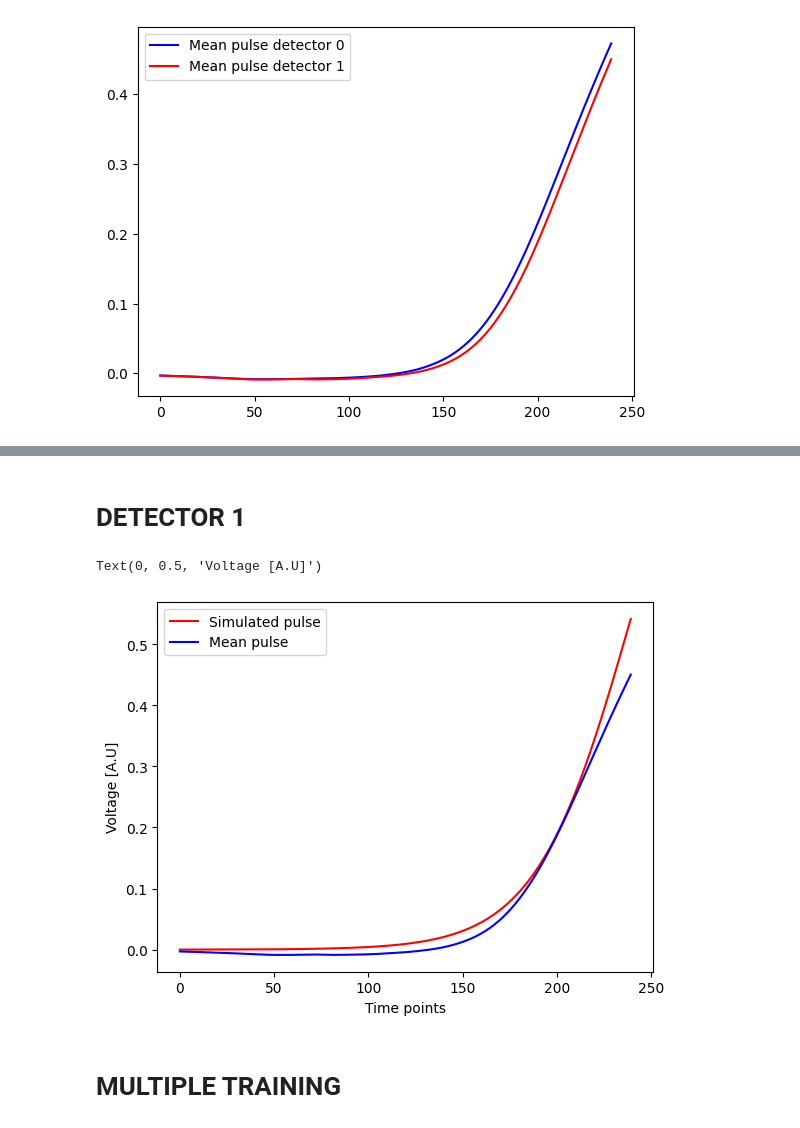
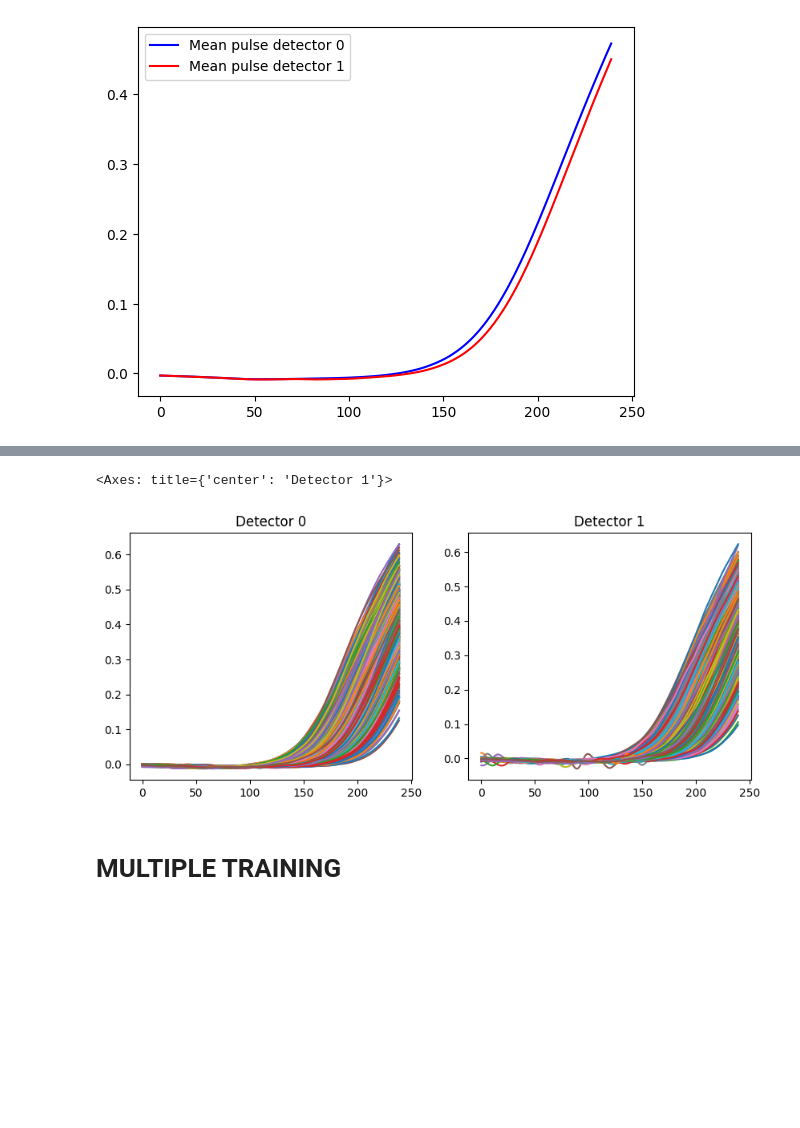
Before and after one commit to wjosefw/Signal-processing-with-Neural-networks, a Jupyter notebook: DEEP_TIMING_FUNCTION_FIT.ipynb, the cells around one changed output, grey strips where cells are left out. Cells and saved outputs as stored; diff of their text form; code cells hidden in the pictures; blank space fills up the shorter version.

```diff
--- a/DEEP_TIMING_FUNCTION_FIT.ipynb
+++ b/DEEP_TIMING_FUNCTION_FIT.ipynb
@@ -147,2 +167,0 @@ for i in range(trainX_dec0.shape[0]):
-# %% [markdown]
-# **DETECTOR 1**
@@ -156,24 +167,0 @@ rise_window_dec1 = 0.3
-# %%
-#pulso_original_dec1 = pulso(t, 70, tau_rise = tau_rise_dec1, tau_drop = tau_drop_dec1)
-pulso_original_dec1 =  pulso_sigmoid(tiempo_new, 80, A = Photon_yield, center_window = center_window_dec1, rise_window = rise_window_dec1, tau_rise = tau_rise_dec1, tau_drop = tau_drop_dec1, NOISE = True)
-
-
-plt.plot(pulso_original_dec1[start:stop],'r-', label = 'Simulated pulse')
-plt.plot(mean_pulse_dec1[start:stop],'b-', label = 'Mean pulse')
-plt.legend()
-plt.xlabel('Time points')
-plt.ylabel('Voltage [A.U]')
-# %% [output]
-Text(0, 0.5, 'Voltage [A.U]')
-[figure, removed]
-# %%
-#------------------------------ Create simulated pulses ---------------------------------
-INPUT_dec1 = np.zeros((Ncasos_sim,Nt_new))
-
-for i in range(Ncasos_sim):
-
-  centro = t0[i]
-  #PULSO = pulso(t, centro,  tau_rise = tau_rise_dec0)
-  PULSO = pulso_escalon(t, centro, A=0.7)
-  #PULSO = pulso_sigmoid(tiempo_new, 80, A = Photon_yield, center_window = center_window_dec1, rise_window = rise_window_dec1, tau_rise = tau_rise_dec1, tau_drop = tau_drop_dec1, NOISE = False)
-  INPUT_dec1[i,:] = PULSO
@@ -192,2 +168,17 @@ REF_train_dec1 = np.concatenate((REF_dec1[:], REF2_dec1[:]))
+# %%
+plt.figure(figsize = (10,4))
+
+plt.subplot(121)
+for i in range(trainX_dec0.shape[0]):
+  plt.plot(trainX_dec0[i,:,0])
+plt.title('Detector 0')
+plt.subplot(122)
+for i in range(trainX_dec1.shape[0]):
+  plt.plot(trainX_dec1[i,:,0])
+plt.title('Detector 1')
+plt.subplot(122)
+# %% [output]
+<Axes: title={'center': 'Detector 1'}>
+[figure, added]
 # %% [markdown]
 # **MULTIPLE TRAINING**
```
Also changed, not shown: parts of 26 cells of this notebook.
